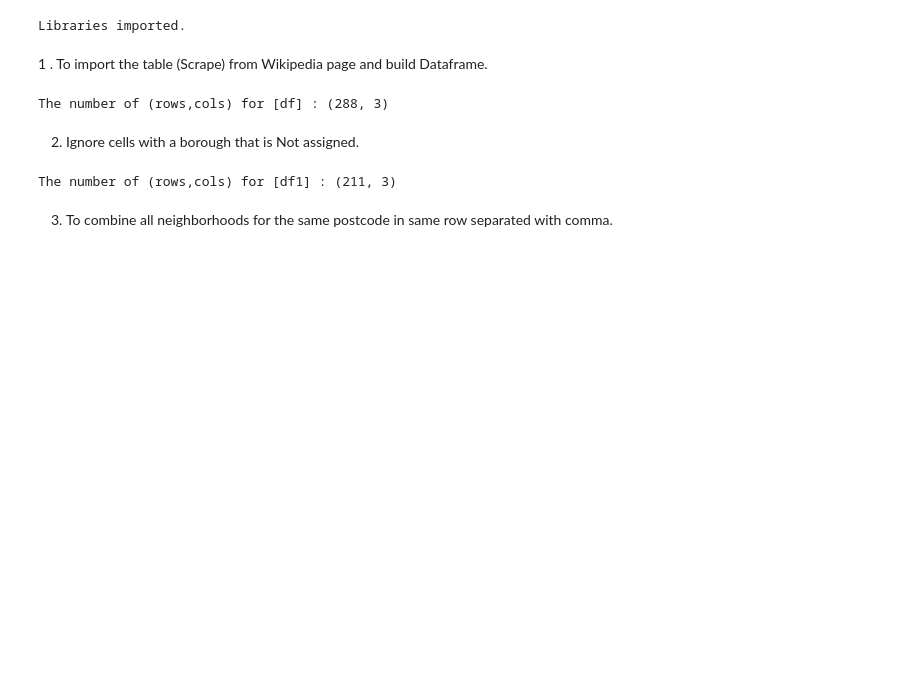
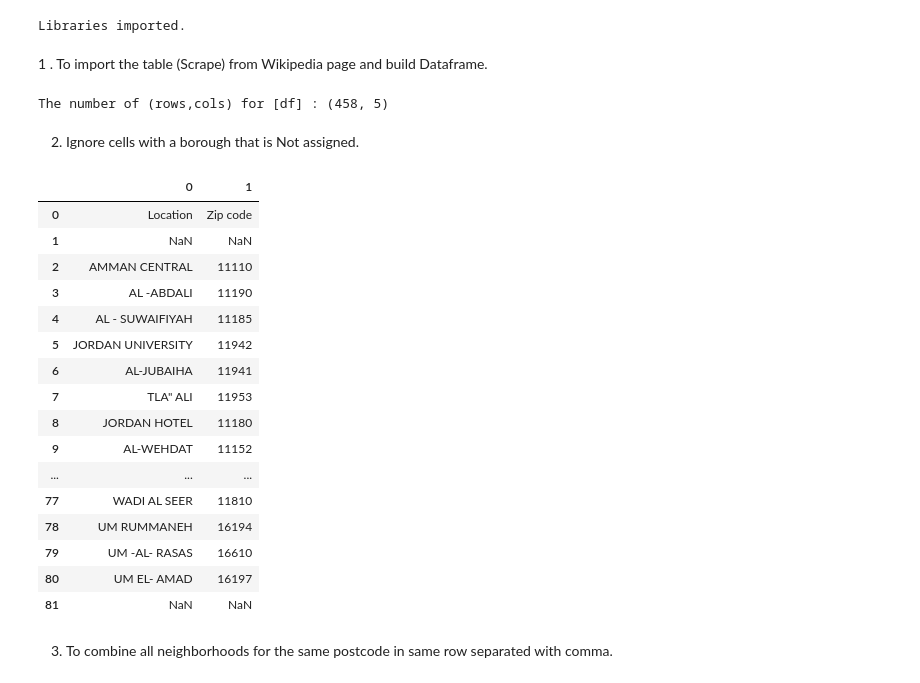
Before and after one commit to Yahyaabualhaj/Coursera_Capstone, a Jupyter notebook: notebooks/w_3_4.ipynb, the cells around one changed output. Saved outputs shown, nothing was run; the diff lists cells and outputs as text; code cells hidden in the pictures; blank space fills up the shorter version.

```diff
--- a/notebooks/w_3_4.ipynb
+++ b/notebooks/w_3_4.ipynb
@@ -29,19 +29,35 @@ Libraries imported.
 # %% [markdown]
 1 . To import the table (Scrape) from  Wikipedia page and build Dataframe.
 # %%
-df = pd.read_html("https://en.wikipedia.org/wiki/List_of_postal_codes_of_Canada:_M")[0]
+df = pd.read_html("https://gpsarab.com/shop11/en/content/12-zip-code-in-jordan")[0]
 print(f'The number of (rows,cols) for [df] : {df.shape} ')
 # %% [output]
-The number of (rows,cols) for [df] : (288, 3)
+The number of (rows,cols) for [df] : (458, 5)
 # %% [markdown]
 2. Ignore cells with a borough that is Not assigned.
 # %%
-df1 = df[df['Borough'] != 'Not assigned']
-
-postcodes = df1['Postcode'].unique()
-print(f'The number of (rows,cols) for [df1] : {df1.shape} ')
+# df1 = df[df['Borough'] != 'Not assigned']
+#
+# postcodes = df1['Postcode'].unique()
+# print(f'The number of (rows,cols) for [df1] : {df1.shape} ')
 # %% [output]
-The number of (rows,cols) for [df1] : (211, 3)
+|  | 0 | 1 |
+| 0 | Location | Zip code |
+| 1 | NaN | NaN |
+| 2 | AMMAN CENTRAL | 11110 |
+| 3 | AL -ABDALI | 11190 |
+| 4 | AL - SUWAIFIYAH | 11185 |
+| 5 | JORDAN UNIVERSITY | 11942 |
+| 6 | AL-JUBAIHA | 11941 |
+| 7 | TLA" ALI | 11953 |
+| 8 | JORDAN HOTEL | 11180 |
+| 9 | AL-WEHDAT | 11152 |
+| ... | ... | ... |
+| 77 | WADI AL SEER | 11810 |
+| 78 | UM RUMMANEH | 16194 |
+| 79 | UM -AL- RASAS | 16610 |
+| 80 | UM EL- AMAD | 16197 |
+| 81 | NaN | NaN |
 # %% [markdown]
 3. To combine all neighborhoods for the same postcode in same row separated with comma.
 # %%
```
Also changed, not shown: parts of 12 cells of this notebook, 5 other files.
